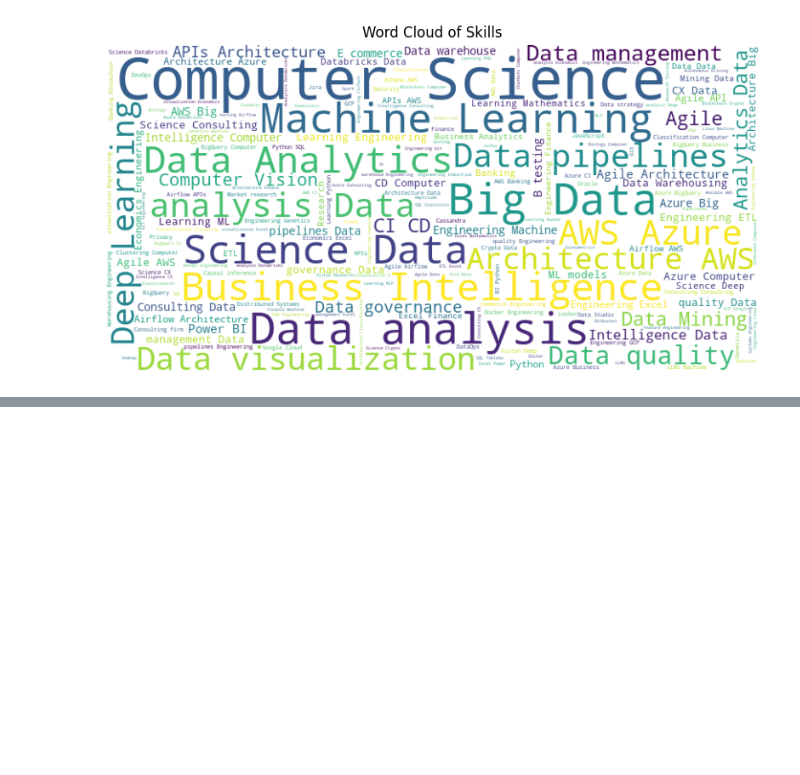
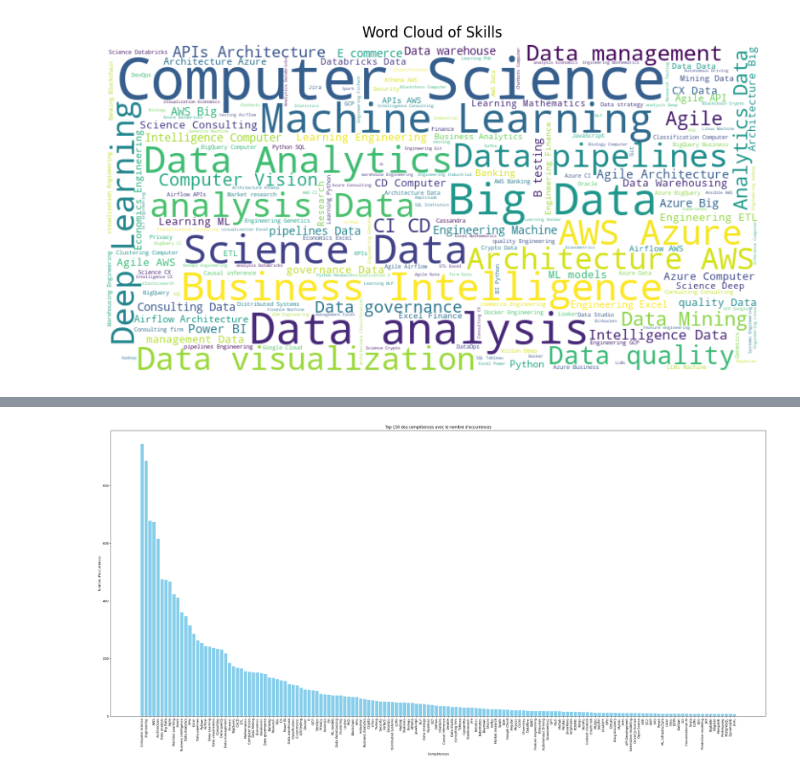
Before and after one commit to Hammilidi/Jobs, a Jupyter notebook: Jobs_Analysis.ipynb, the cells around one changed output, grey strips where cells are left out. Cells and saved outputs as stored; diff of their text form; code cells hidden in the pictures; blank space fills up the shorter version.

Commit message:
High Asked Skills

```diff
--- a/Jobs_Analysis.ipynb
+++ b/Jobs_Analysis.ipynb
@@ -1048,0 +1067,3 @@ plt.show()
+# %%
+skills = data["Requirment of the company "].unique().tolist()
+skills
@@ -1048,0 +1088,12 @@ plt.show()
+# %%
+from collections import Counter
+
+# Flatten the list of comma-separated skills into a single list of skills
+all_skills = [skill.strip() for skills_list in skills for skill in skills_list.split(',')]
+
+# Count the occurrences of each skill
+skill_counts = Counter(all_skills)
+
+# Print the result for each skill and its count
+for skill, count in skill_counts.items():
+    print(f"{skill}: {count}")
@@ -1048,0 +1118,35 @@ plt.show()
+# %%
+import pandas as pd
+import matplotlib.pyplot as plt
+from collections import Counter
+
+# La liste des compétences
+skills = data["Requirment of the company "].unique().tolist()
+
+# Créer une liste plate de compétences en les séparant par des virgules
+all_skills = [skill.strip() for skills_list in skills for skill in skills_list.split(',')]
+
+# Compter les occurrences de chaque compétence
+skill_counts = Counter(all_skills)
+
+# Convertir le résultat en DataFrame pour le tracé
+skill_counts_df = pd.DataFrame.from_dict(skill_counts, orient='index', columns=['Count'])
+# skill_counts_df.shape = 286
+
+# Trier le DataFrame par ordre décroissant de compte
+skill_counts_df = skill_counts_df.sort_values(by='Count', ascending=False)
+
+# Prendre les 50 premières compétences
+top_150_skills = skill_counts_df.head(150)
+
+# Tracer le diagramme à barres
+plt.figure(figsize=(30, 15))
+plt.bar(top_150_skills.index, top_150_skills['Count'], color='skyblue')
+plt.xticks(rotation=90, fontsize=10)
+plt.xlabel('Compétences')
+plt.ylabel('Nombre d\'occurrences')
+plt.title('Top 150 des compétences avec le nombre d\'occurrences')
+plt.tight_layout()
+plt.show()
+# %% [output]
+[figure, added]
```
Also changed, not shown: parts of 29 cells of this notebook.
